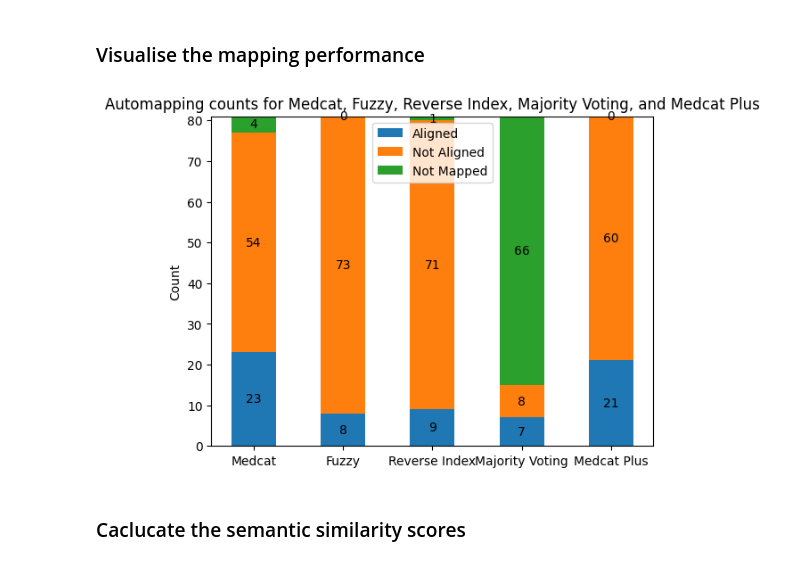
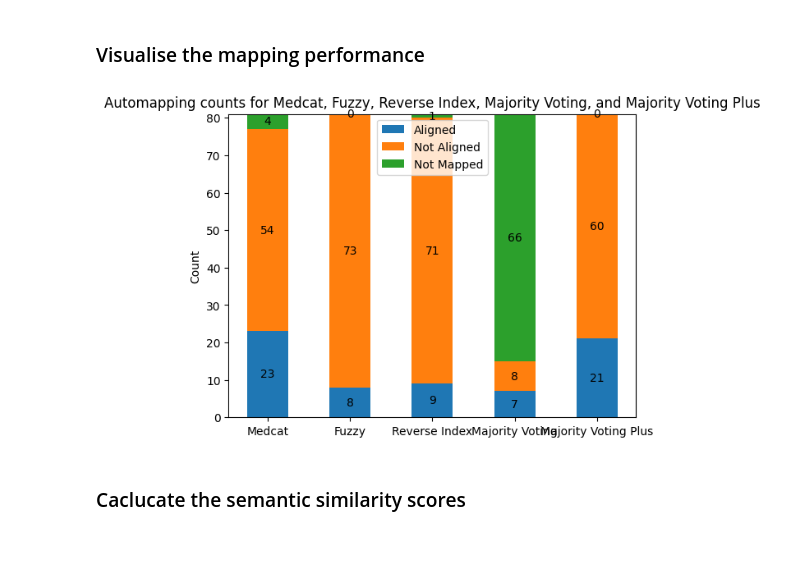
Before and after one commit to ryashpal/EHRQC, a Jupyter notebook: notebooks/python/concept_mapping/medcat_snomed.ipynb, the cells around one changed output. Saved outputs shown, nothing was run; the diff lists cells and outputs as text; code cells hidden in the pictures.

```diff
--- a/notebooks/python/concept_mapping/medcat_snomed.ipynb
+++ b/notebooks/python/concept_mapping/medcat_snomed.ipynb
@@ -411,8 +419,8 @@ mappedCancerFullDf
 | 80 | cin/pre-cancer cells cervix | 1072 | Malignant tumor of cervix | Tumor cells, malignant | Non-anemic red cell disorder | Squamous cell carcinoma of cervix | ... |
 81 rows × 7 columns
 # %%
-mappedCancerFullDf['medcatPlus'] = mappedCancerFullDf.majorityVoting
-mappedCancerFullDf.loc[mappedCancerFullDf.majorityVoting.isna(), 'medcatPlus'] = mappedCancerFullDf[mappedCancerFullDf.majorityVoting.isna()].apply(func=getMaxConcept, axis=1)
+mappedCancerFullDf['majorityVotingPlus'] = mappedCancerFullDf.majorityVoting
+mappedCancerFullDf.loc[mappedCancerFullDf.majorityVoting.isna(), 'majorityVotingPlus'] = mappedCancerFullDf[mappedCancerFullDf.majorityVoting.isna()].apply(func=getMaxConcept, axis=1)
 mappedCancerFullDf
 # %% [output]
 |  | sourceName | sourceValueCode | curatedConcept | medcatConcept | fuzzyConcept | reverseIndexConcept | ... |
@@ -434,47 +442,47 @@ mappedCancerFullDf
 import matplotlib.pyplot as plt
 
 
-labels = ['Medcat', 'Fuzzy', 'Reverse Index', 'Majority Voting', 'Medcat Plus']
+labels = ['Medcat', 'Fuzzy', 'Reverse Index', 'Majority Voting', 'Majority Voting Plus']
 not_mapped = [
        (mappedCancerFullDf.shape[0] - mappedCancerFullDf.medcatConcept.notna().sum()),
        (mappedCancerFullDf.shape[0] - mappedCancerFullDf.fuzzyConcept.notna().sum()),
        (mappedCancerFullDf.shape[0] - mappedCancerFullDf.reverseIndexConcept.notna().sum()),
        (mappedCancerFullDf.shape[0] - mappedCancerFullDf.majorityVoting.notna().sum()),
-       (mappedCancerFullDf.shape[0] - mappedCancerFullDf.medcatPlus.notna().sum()),
+       (mappedCancerFullDf.shape[0] - mappedCancerFullDf.majorityVotingPlus.notna().sum()),
        ]
 matching = [
        mappedCancerFullDf[mappedCancerFullDf.curatedConcept == mappedCancerFullDf.medcatConcept].shape[0],
        mappedCancerFullDf[mappedCancerFullDf.curatedConcept == mappedCancerFullDf.fuzzyConcept].shape[0],
        mappedCancerFullDf[mappedCancerFullDf.curatedConcept == mappedCancerFullDf.reverseIndexConcept].shape[0],
        mappedCancerFullDf[mappedCancerFullDf.curatedConcept == mappedCancerFullDf.majorityVoting].shape[0],
-       mappedCancerFullDf[mappedCancerFullDf.curatedConcept == mappedCancerFullDf.medcatPlus].shape[0],
+       mappedCancerFullDf[mappedCancerFullDf.curatedConcept == mappedCancerFullDf.majorityVotingPlus].shape[0],
        ]
 not_matching = [
        mappedCancerFullDf[mappedCancerFullDf.medcatConcept.notna() & (mappedCancerFullDf.curatedConcept != mappedCancerFullDf.medcatConcept)].shape[0],
        mappedCancerFullDf[mappedCancerFullDf.fuzzyConcept.notna() & (mappedCancerFullDf.curatedConcept != mappedCancerFullDf.fuzzyConcept)].shape[0],
        mappedCancerFullDf[mappedCancerFullDf.reverseIndexConcept.notna() & (mappedCancerFullDf.curatedConcept != mappedCancerFullDf.reverseIndexConcept)].shape[0],
        mappedCancerFullDf[mappedCancerFullDf.majorityVoting.notna() & (mappedCancerFullDf.curatedConcept != mappedCancerFullDf.majorityVoting)].shape[0],
-       mappedCancerFullDf[mappedCancerFullDf.medcatPlus.notna() & (mappedCancerFullDf.curatedConcept != mappedCancerFullDf.medcatPlus)].shape[0],
+       mappedCancerFullDf[mappedCancerFullDf.majorityVotingPlus.notna() & (mappedCancerFullDf.curatedConcept != mappedCancerFullDf.majorityVotingPlus)].shape[0],
        ]
 width = 0.5       # the width of the bars: can also be len(x) sequence
 
 fig, ax = plt.subplots()
 
 p1 = ax.bar(labels, matching, width, label='Aligned')
 p2 = ax.bar(labels, not_matching, width, bottom=matching, label='Not Aligned')
 p3 = ax.bar(labels, not_mapped, width, bottom=[v + not_matching[i] for i, v in enumerate(matching)], label='Not Mapped')
 
 ax.set_ylabel('Count')
-ax.set_title('Automapping counts for Medcat, Fuzzy, Reverse Index, Majority Voting, and Medcat Plus')
+ax.set_title('Automapping counts for Medcat, Fuzzy, Reverse Index, Majority Voting, and Majority Voting Plus')
 ax.legend()
 
 ax.bar_label(p1, label_type='center')
 ax.bar_label(p2, label_type='center')
 ax.bar_label(p3, label_type='center')
 
 plt.show()
 # %% [output]
-[figure, old version]
+[figure, new version]
 # %% [markdown]
 ### Caclucate the semantic similarity scores
 # %%
```
Also changed, not shown: parts of 15 cells of this notebook.
